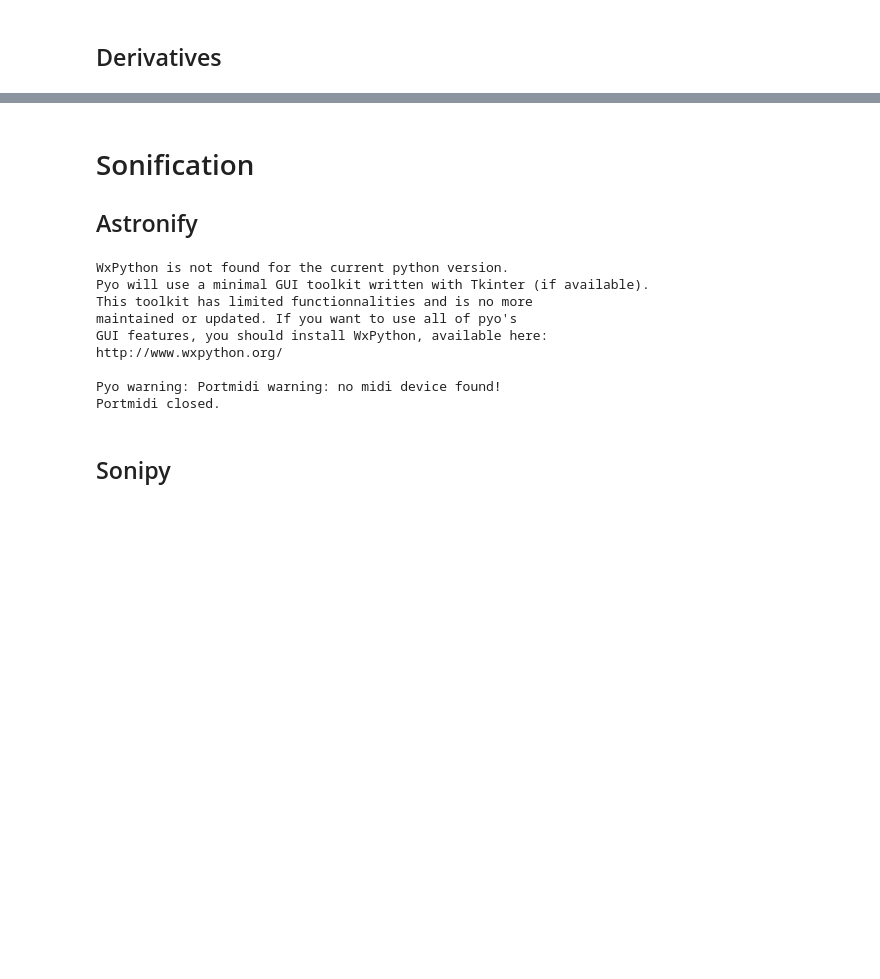
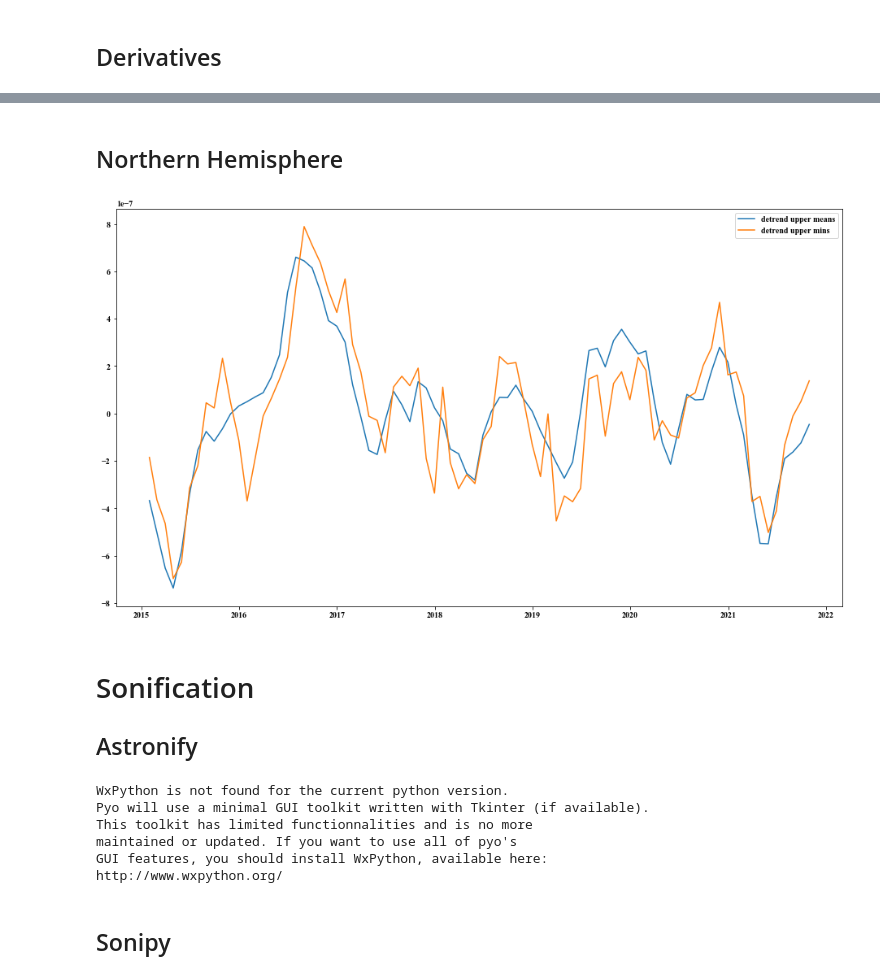
Before and after one commit to fabianmoss/climate-sonification, a Jupyter notebook: Analysis_Iris.ipynb, the cells around one changed output, grey strips where cells are left out. Cells and saved outputs as stored; diff of their text form; code cells hidden in the pictures; blank space fills up the shorter version.

Commit message:
Data analysis
Added analysis to only the northern hemisphere.

```diff
--- a/Analysis_Iris.ipynb
+++ b/Analysis_Iris.ipynb
@@ -147,15 +147,15 @@ plt.show()
 ## Regions
 # %%
 co2_data_np = np.array(co2_data)
-print(co2_data_np.shape) # (82, 1, 361, 576)
+# print(co2_data_np.shape) # (82, 1, 361, 576)
 shape = list(co2_data_np.shape)
 first = shape[2]/4
 second = 2*shape[2]/4
 third = 3*shape[2]/4
 
-# print(shape[2]/4)
 
 first_part = co2_data_np[:, :, 0:int(shape[2]/2), 0:int(shape[3]/2)]
 second_part = co2_data_np[:, :, int(shape[2]/2):, 0:int(shape[3]/2)]
 third_part = co2_data_np[:, :, 0:int(shape[2]/2), int(shape[3]/2):]
 fourth_part = co2_data_np[:, :, int(shape[2]/2):, int(shape[3]/2):]
+upper_part = co2_data_np[:, :, 0:int(shape[2]/2), :]
@@ -208,3 +206,31 @@ plt.show()
+# %% [markdown]
+## Northern Hemisphere
+# %%
+upper_means, upper_stds, upper_mins, upper_maxs = calculate_all(upper_part)
+
+# Upper means, stds, mins and maxs
+_, ax5 = plt.subplots(figsize=(16,9))
+# ax5.plot(dates, upper_means, label="upper means")
+# # ax5.plot(dates, upper_means, label="upper stds")
+# ax5.plot(dates, upper_mins, label="upper mins")
+# ax5.plot(dates, upper_maxs, label="upper maxs")
+
+# Derivatives of upper means, stds, mins and maxs
+# ax5.plot(dates, der(upper_means), label="deriv upper means")
+# ax5.plot(dates, der(upper_means), label="deriv upper stds")
+# ax5.plot(dates, der(upper_mins), label="deriv upper mins")
+# ax5.plot(dates, der(upper_maxs), label="deriv upper maxs")
+
+# Detrended upper means, stds, mins and maxs
+ax5.plot(dates, signal.detrend(upper_means), label="detrend upper means")
+# ax5.plot(dates, signal.detrend(upper_means), label="detrend stds")
+ax5.plot(dates, signal.detrend(upper_mins), label="detrend upper mins")
+# ax5.plot(dates, signal.detrend(upper_maxs), label="detrend upper maxs")
+
+plt.legend()
+plt.show()
+# %% [output]
+[figure, added]
 # %% [markdown]
 # Sonification
 
@@ -219,7 +245,7 @@ data_table = Table({"time": range(len(means)),
 data_soni = SoniSeries(data_table)
 data_soni.note_spacing = 0.3
 data_soni.sonify()
-data_soni.play()
+# data_soni.play()
 # data_soni.write("astronify.wav")
 # %% [output]
 WxPython is not found for the current python version.
@@ -228,9 +254,6 @@ This toolkit has limited functionnalities and is no more
 maintained or updated. If you want to use all of pyo's
 GUI features, you should install WxPython, available here:
 http://www.wxpython.org/
-
-Pyo warning: Portmidi warning: no midi device found!
-Portmidi closed.
 # %% [markdown]
 ## Sonipy
 # %%
```
Also changed, not shown: parts of 4 cells of this notebook.
